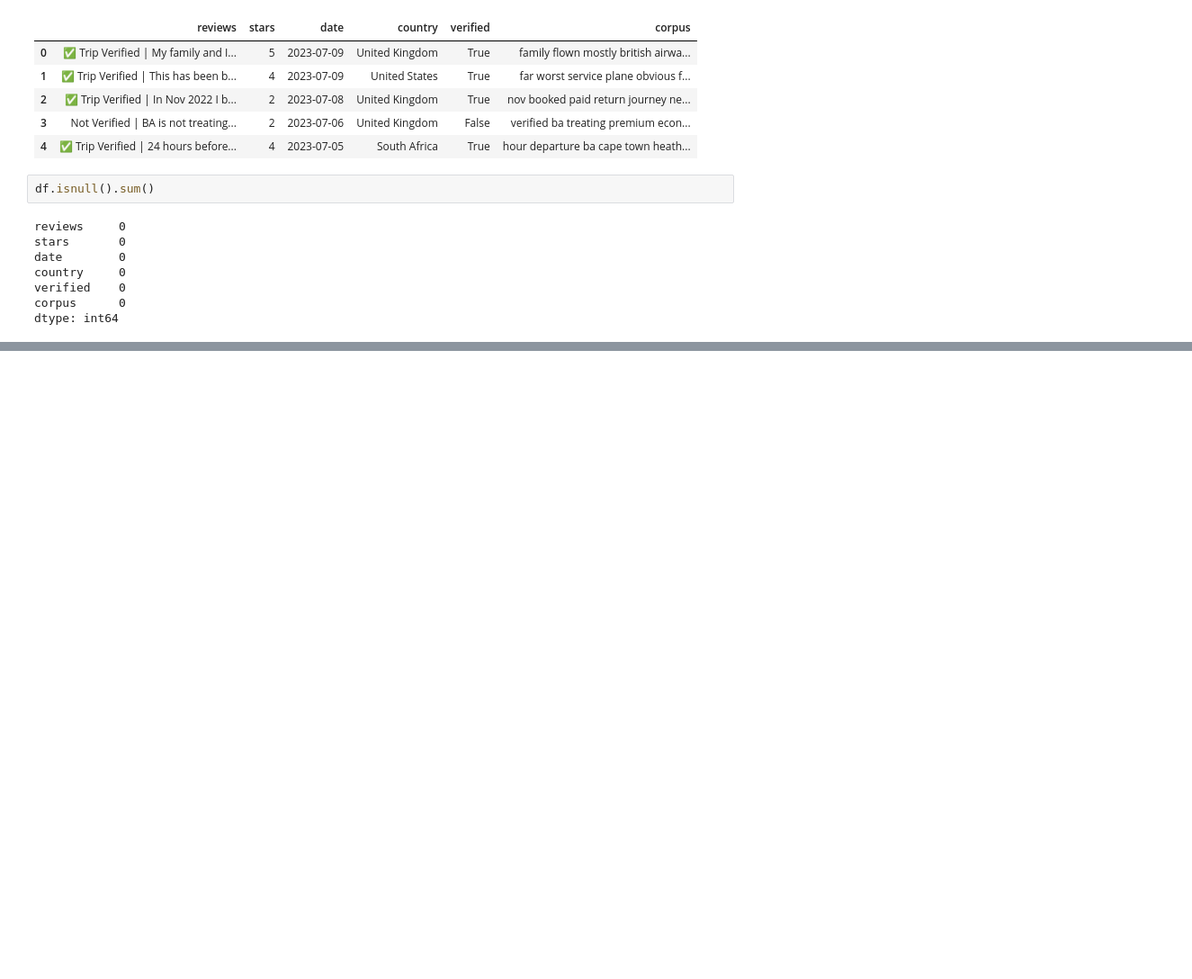
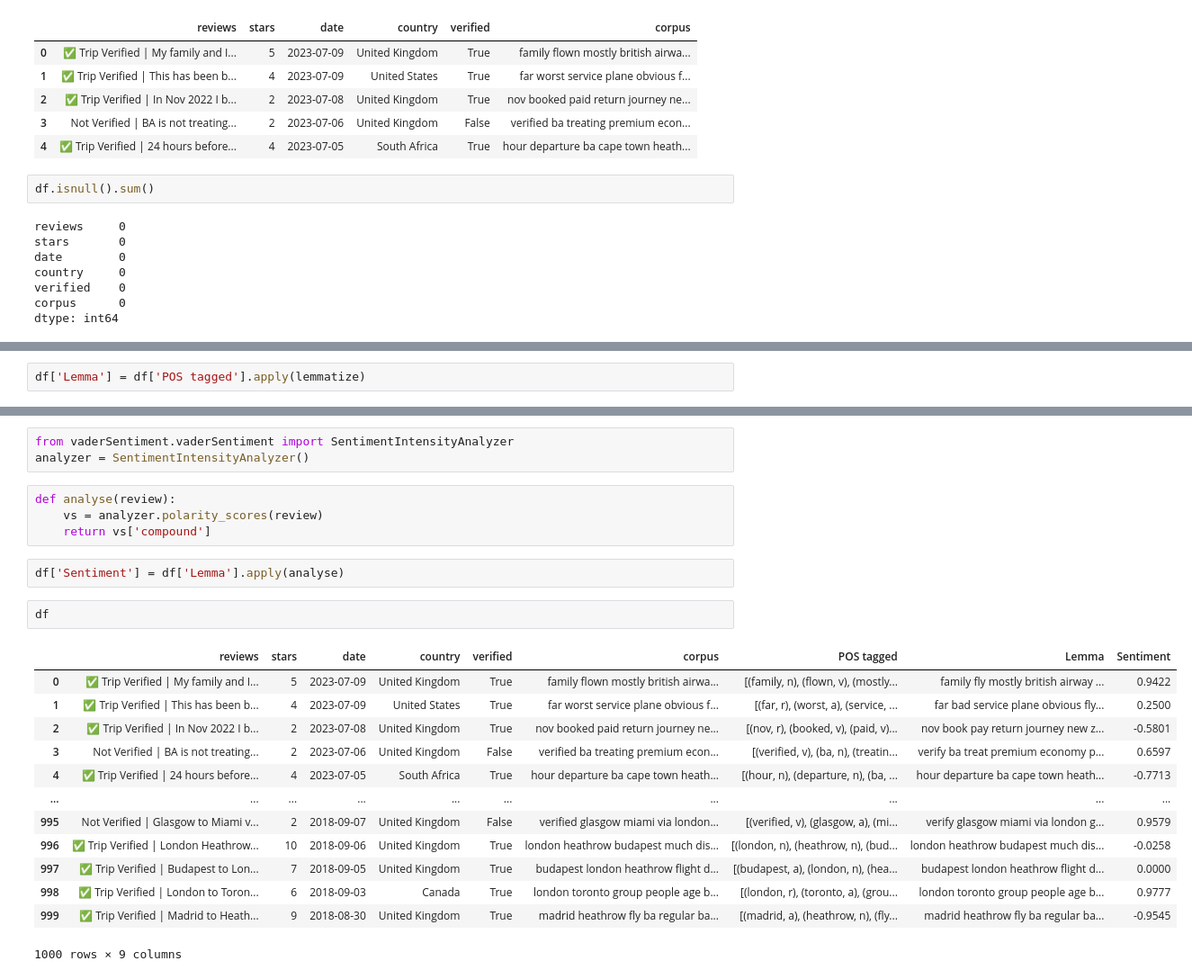
Before and after one commit to abolfazlaghdaee/BritishAirways_OnlineInternship, a Jupyter notebook: Task1/task1.ipynb, the cells around one changed output, grey strips where cells are left out. Shown at 90% size. Drawn from its saved outputs; the diff is of its cells as text; blank space fills up the shorter version.

```diff
--- a/Task1/task1.ipynb
+++ b/Task1/task1.ipynb
@@ -227,0 +329,2 @@ dtype: int64
+# %%
+df['Lemma'] = df['POS tagged'].apply(lemmatize)
@@ -227,0 +356,25 @@ dtype: int64
+# %%
+from vaderSentiment.vaderSentiment import SentimentIntensityAnalyzer
+analyzer = SentimentIntensityAnalyzer()
+# %%
+def analyse(review):
+    vs = analyzer.polarity_scores(review)
+    return vs['compound']
+# %%
+df['Sentiment'] = df['Lemma'].apply(analyse)
+# %%
+df
+# %% [output]
+|  | reviews | stars | date | country | verified | corpus | POS tagged | Lemma | Sentiment |
+| 0 | ✅ Trip Verified | My family and I... | 5 | 2023-07-09 | United Kingdom | True | family flown mostly british airwa... | [(family, n), (flown, v), (mostly... | family fly mostly british airway ... | 0.9422 |
+| 1 | ✅ Trip Verified | This has been b... | 4 | 2023-07-09 | United States | True | far worst service plane obvious f... | [(far, r), (worst, a), (service, ... | far bad service plane obvious fly... | 0.2500 |
+| 2 | ✅ Trip Verified | In Nov 2022 I b... | 2 | 2023-07-08 | United Kingdom | True | nov booked paid return journey ne... | [(nov, r), (booked, v), (paid, v)... | nov book pay return journey new z... | -0.5801 |
+| 3 | Not Verified | BA is not treating... | 2 | 2023-07-06 | United Kingdom | False | verified ba treating premium econ... | [(verified, v), (ba, n), (treatin... | verify ba treat premium economy p... | 0.6597 |
+| 4 | ✅ Trip Verified | 24 hours before... | 4 | 2023-07-05 | South Africa | True | hour departure ba cape town heath... | [(hour, n), (departure, n), (ba, ... | hour departure ba cape town heath... | -0.7713 |
+| ... | ... | ... | ... | ... | ... | ... | ... | ... | ... |
+| 995 | Not Verified | Glasgow to Miami v... | 2 | 2018-09-07 | United Kingdom | False | verified glasgow miami via london... | [(verified, v), (glasgow, a), (mi... | verify glasgow miami via london g... | 0.9579 |
+| 996 | ✅ Trip Verified | London Heathrow... | 10 | 2018-09-06 | United Kingdom | True | london heathrow budapest much dis... | [(london, n), (heathrow, n), (bud... | london heathrow budapest much dis... | -0.0258 |
+| 997 | ✅ Trip Verified | Budapest to Lon... | 7 | 2018-09-05 | United Kingdom | True | budapest london heathrow flight d... | [(budapest, a), (london, n), (hea... | budapest london heathrow flight d... | 0.0000 |
+| 998 | ✅ Trip Verified | London to Toron... | 6 | 2018-09-03 | Canada | True | london toronto group people age b... | [(london, r), (toronto, a), (grou... | london toronto group people age b... | 0.9777 |
+| 999 | ✅ Trip Verified | Madrid to Heath... | 9 | 2018-08-30 | United Kingdom | True | madrid heathrow fly ba regular ba... | [(madrid, a), (heathrow, n), (fly... | madrid heathrow fly ba regular ba... | -0.9545 |
+1000 rows × 9 columns
```
Also changed, not shown: parts of 13 cells of this notebook.
